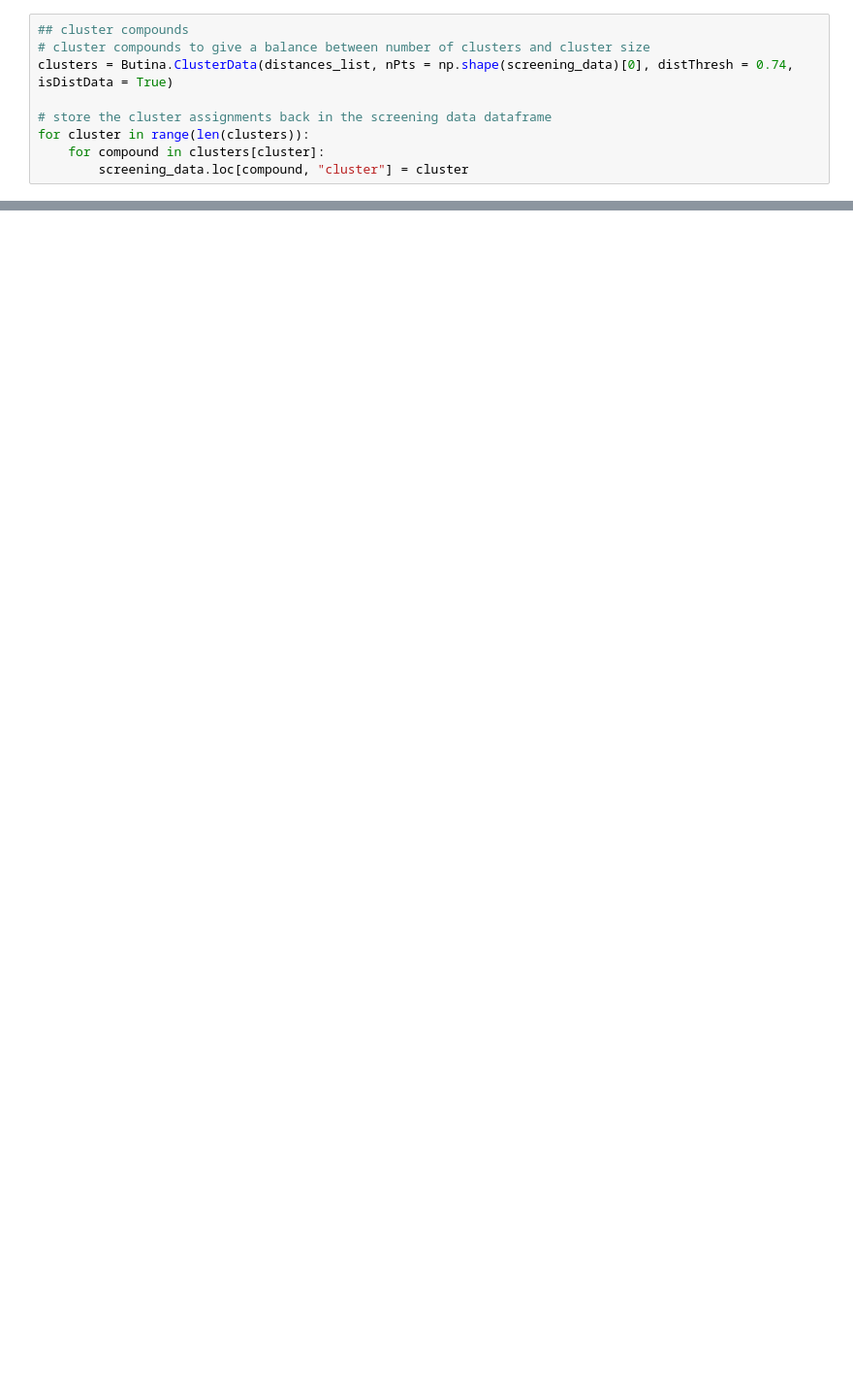
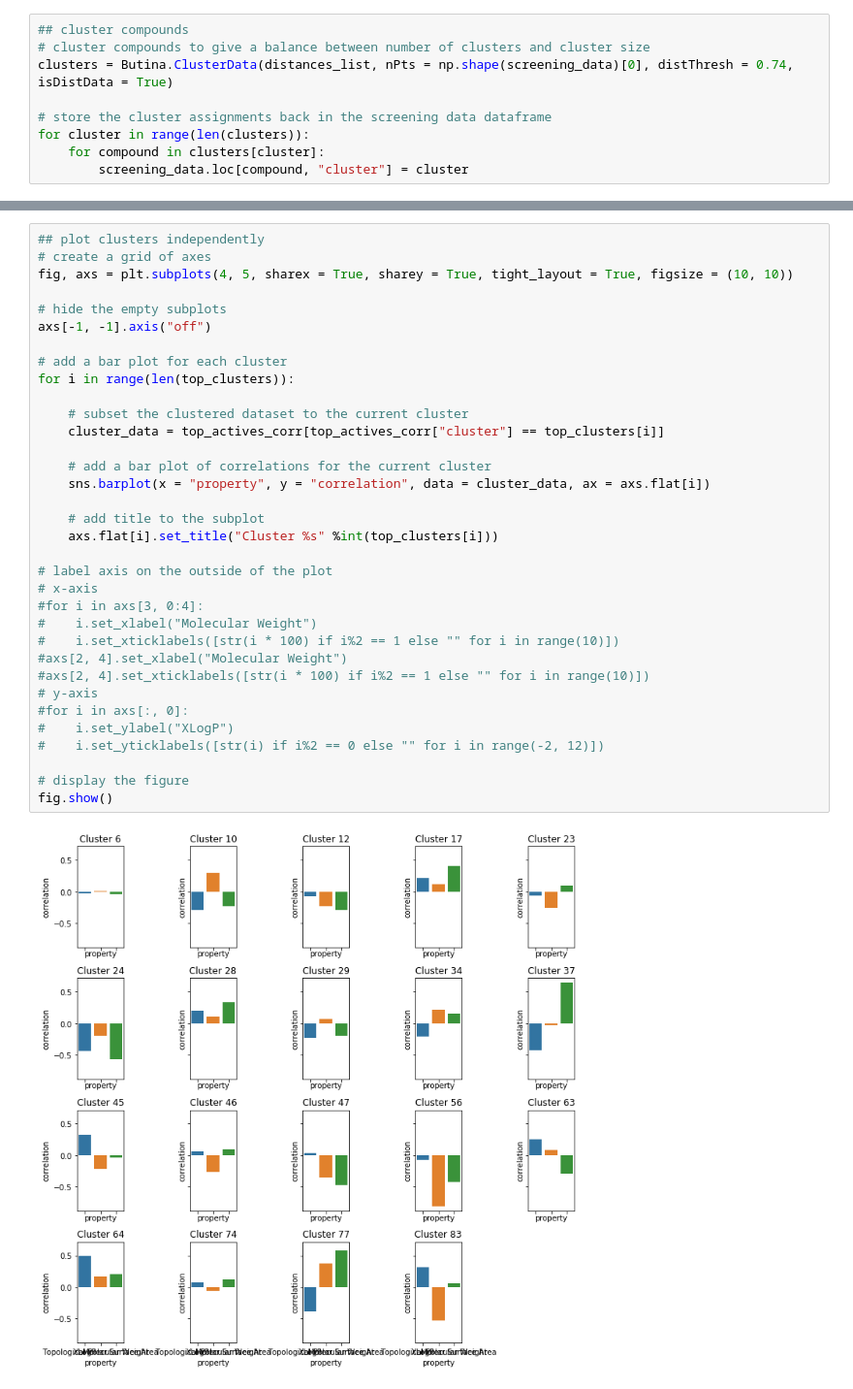
Before and after one commit to jsmith13/cluster-screening, a Jupyter notebook: clusters.ipynb, the cells around one changed output, grey strips where cells are left out. Shown at 97% size. Cells and saved outputs as stored; diff of their text form; blank space fills up the shorter version.

```diff
--- a/clusters.ipynb
+++ b/clusters.ipynb
@@ -251,0 +270,36 @@ plt.show()
+# %%
+## plot clusters independently
+# create a grid of axes
+fig, axs = plt.subplots(4, 5, sharex = True, sharey = True, tight_layout = True, figsize = (10, 10))
+
+# hide the empty subplots
+axs[-1, -1].axis("off")
+
+# add a bar plot for each cluster
+for i in range(len(top_clusters)):
+
+    # subset the clustered dataset to the current cluster
+    cluster_data = top_actives_corr[top_actives_corr["cluster"] == top_clusters[i]]
+
+    # add a bar plot of correlations for the current cluster
+    sns.barplot(x = "property", y = "correlation", data = cluster_data, ax = axs.flat[i])
+
+    # add title to the subplot
+    axs.flat[i].set_title("Cluster %s" %int(top_clusters[i]))
+
+# label axis on the outside of the plot
+# x-axis
+#for i in axs[3, 0:4]:
+#    i.set_xlabel("Molecular Weight")
+#    i.set_xticklabels([str(i * 100) if i%2 == 1 else "" for i in range(10)])
+#axs[2, 4].set_xlabel("Molecular Weight")
+#axs[2, 4].set_xticklabels([str(i * 100) if i%2 == 1 else "" for i in range(10)])
+# y-axis
+#for i in axs[:, 0]:
+#    i.set_ylabel("XLogP")
+#    i.set_yticklabels([str(i) if i%2 == 0 else "" for i in range(-2, 12)])
+
+# display the figure
+fig.show()
+# %% [output]
+[figure, added]
```
Also changed, not shown: parts of 19 cells of this notebook.
